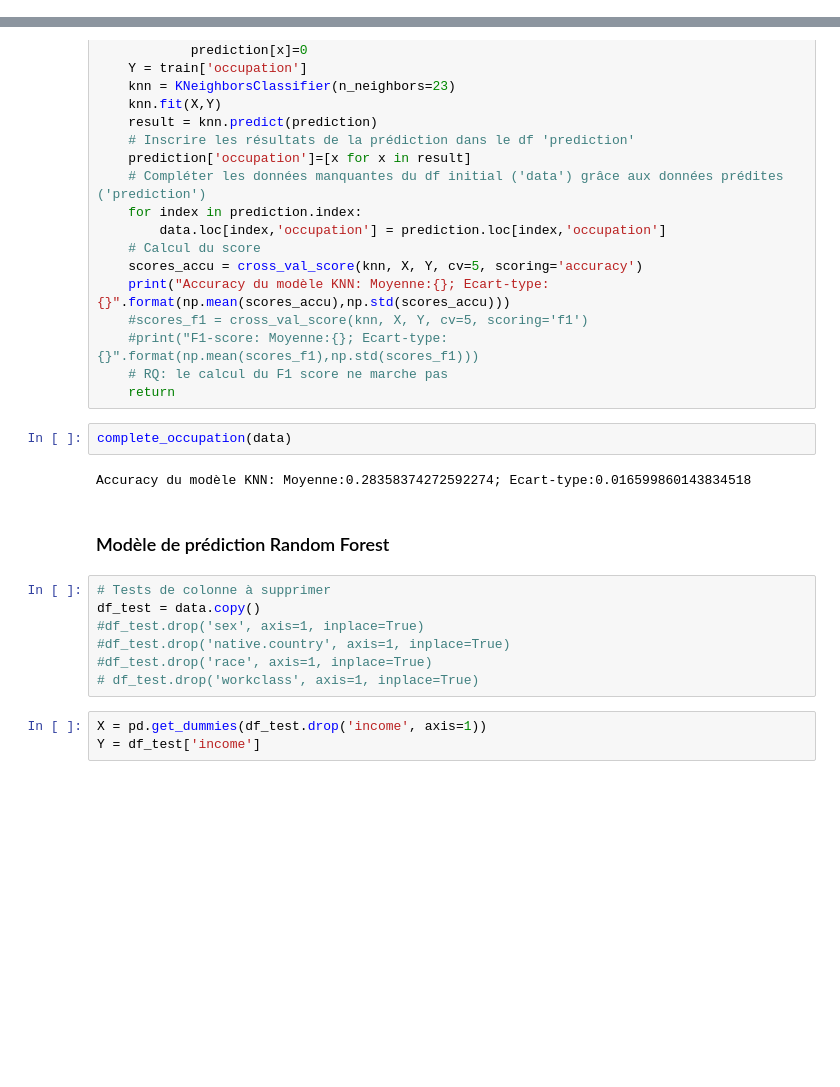
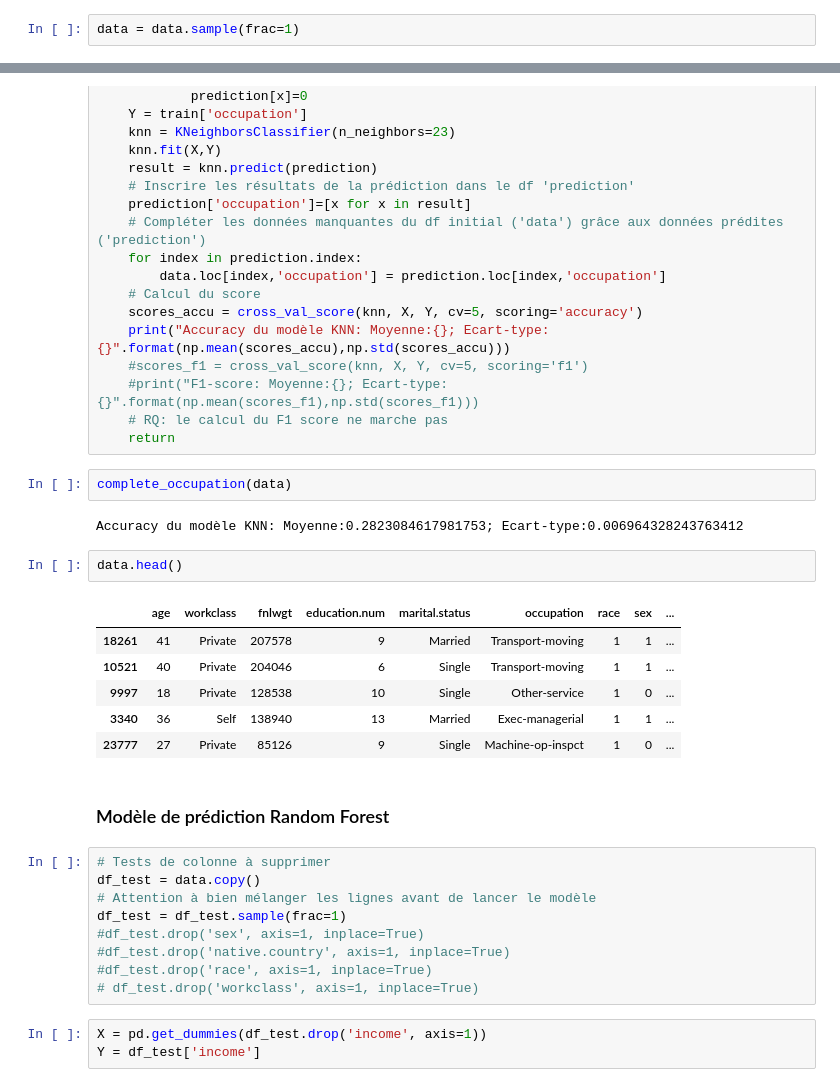
Before and after one commit to martinpauline/income_prediction, a Jupyter notebook: tests_amelioration_RandomForest.ipynb, the cells around one changed output, grey strips where cells are left out. Cells and saved outputs as stored; diff of their text form; blank space fills up the shorter version.

Commit message:
tests avec shuffling

```diff
--- a/tests_amelioration_RandomForest.ipynb
+++ b/tests_amelioration_RandomForest.ipynb
@@ -72,3 +80,5 @@ data.head()
+# %%
+data = data.sample(frac=1)
 # %%
 # Attention : ne pas supprimer le champ 'sex' pour la prédiction de 'occupation' !
 # Attention : bien supprimer le champ 'fnlwgt' pour la prédiction de 'occupation' !
@@ -106,12 +116,23 @@ def complete_occupation(data):
 # %%
 complete_occupation(data)
 # %% [output]
-Accuracy du modèle KNN: Moyenne:0.28358374272592274; Ecart-type:0.016599860143834518
+Accuracy du modèle KNN: Moyenne:0.2823084617981753; Ecart-type:0.006964328243763412
+# %%
+data.head()
+# %% [output]
+|  | age | workclass | fnlwgt | education.num | marital.status | occupation | race | sex | ... |
+| 18261 | 41 | Private | 207578 | 9 | Married | Transport-moving | 1 | 1 | ... |
+| 10521 | 40 | Private | 204046 | 6 | Single | Transport-moving | 1 | 1 | ... |
+| 9997 | 18 | Private | 128538 | 10 | Single | Other-service | 1 | 0 | ... |
+| 3340 | 36 | Self | 138940 | 13 | Married | Exec-managerial | 1 | 1 | ... |
+| 23777 | 27 | Private | 85126 | 9 | Single | Machine-op-inspct | 1 | 0 | ... |
 # %% [markdown]
 ### Modèle de prédiction Random Forest
 # %%
 # Tests de colonne à supprimer
 df_test = data.copy()
+# Attention à bien mélanger les lignes avant de lancer le modèle
+df_test = df_test.sample(frac=1)
 #df_test.drop('sex', axis=1, inplace=True)
 #df_test.drop('native.country', axis=1, inplace=True)
 #df_test.drop('race', axis=1, inplace=True)
```
Also changed, not shown: parts of 18 cells of this notebook, 1 other file.
